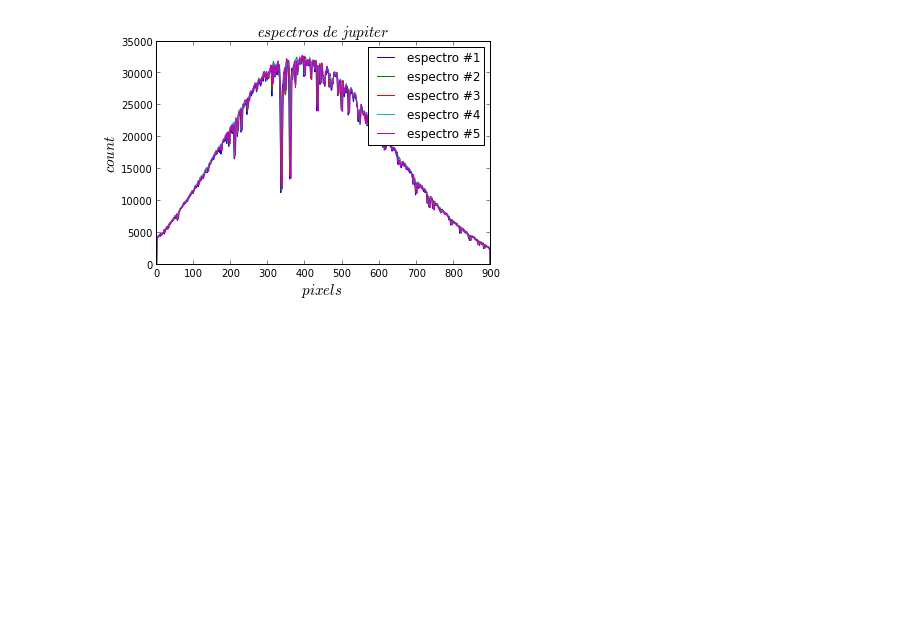
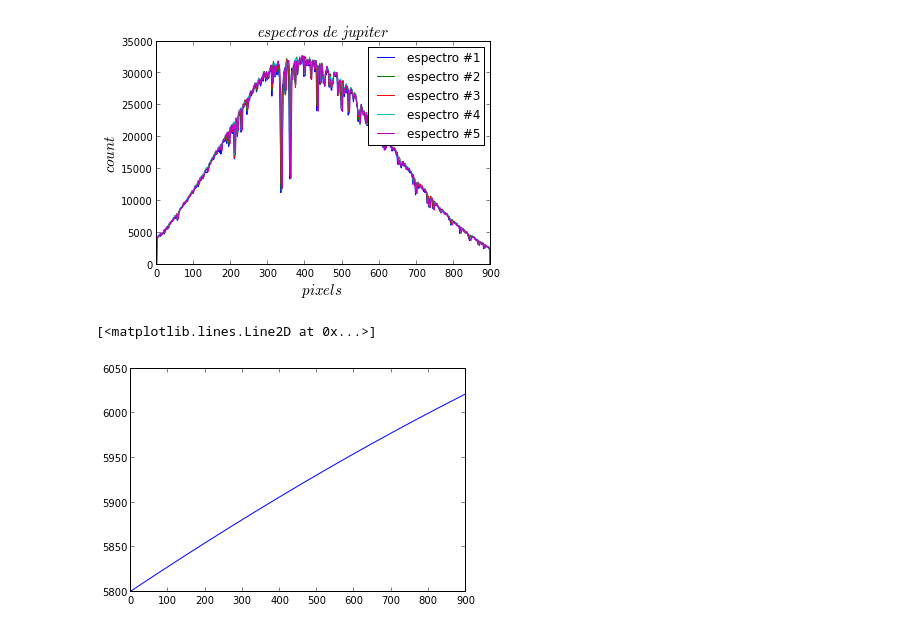
Before and after one commit to daniel-lozano/lab-intermedio, a Jupyter notebook: jupiter/espectros.ipynb, the cells around one changed output. Drawn from its saved outputs; the diff is of its cells as text; code cells hidden in the pictures; blank space fills up the shorter version.

```diff
--- a/jupiter/espectros.ipynb
+++ b/jupiter/espectros.ipynb
@@ -62,4 +64,9 @@ for i in range(len(p1)):
     L3[i]=regresion(p3[i])
     L4[i]=regresion(p4[i])
     L5[i]=regresion(p5[i])
+# %%
+plot(p1,L1)
+# %% [output]
+[<matplotlib.lines.Line2D at 0x...>]
+[figure, added]
 # %%
```
Also changed, not shown: parts of 12 cells of this notebook, 5 other files.
